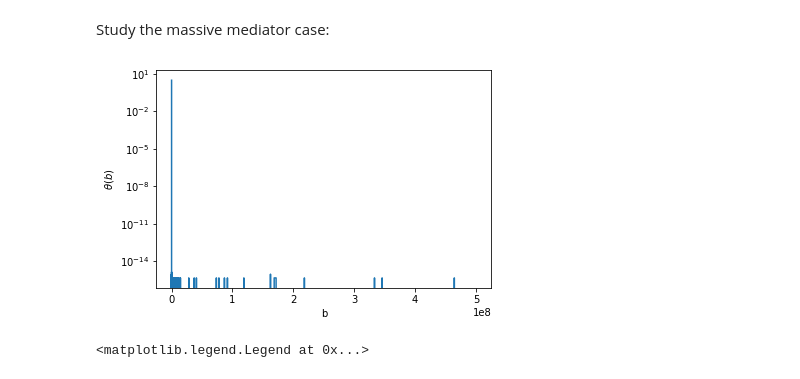
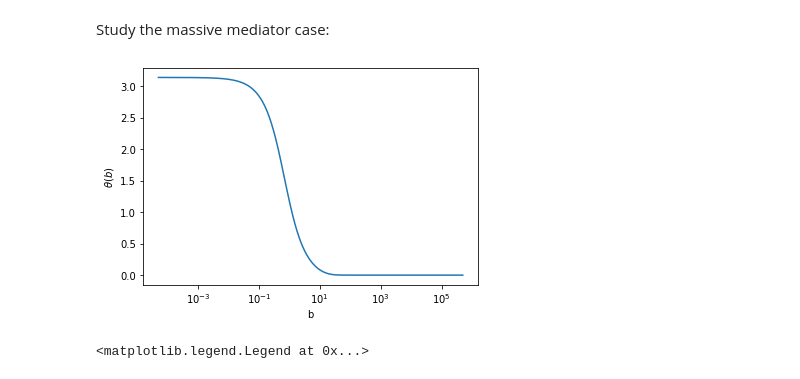
Before and after one commit to yuhants/impulse, a Jupyter notebook: yuhan/new_scattering_calc.ipynb, the cells around one changed output. Drawn from its saved outputs; the diff is of its cells as text; code cells hidden in the pictures.

```diff
--- a/yuhan/new_scattering_calc.ipynb
+++ b/yuhan/new_scattering_calc.ipynb
@@ -312,10 +311,10 @@ p, b, theta = b_theta(M_X, mphi, alpha, v, point_charge=True)
 # %%
 plt.plot(b, theta)
 plt.xlabel('b')
 plt.ylabel(r'$\theta(b)$')
-plt.yscale('log')
+plt.xscale('log')
 # %% [output]
-[figure, old version]
+[figure, new version]
 # %%
 q, dsigdq_01_pc = dsig_dq(p, pmax, b, theta)
 # %%
```
Also changed, not shown: parts of 1 cell of this notebook, 1 other file.
